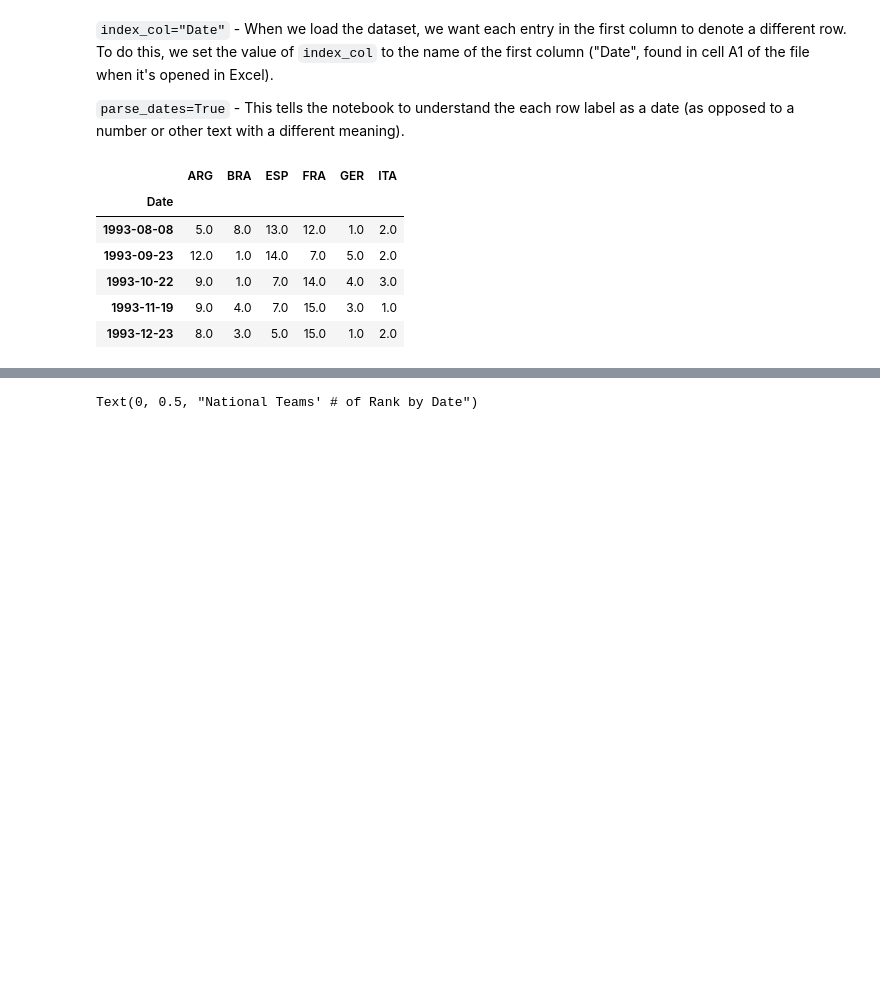
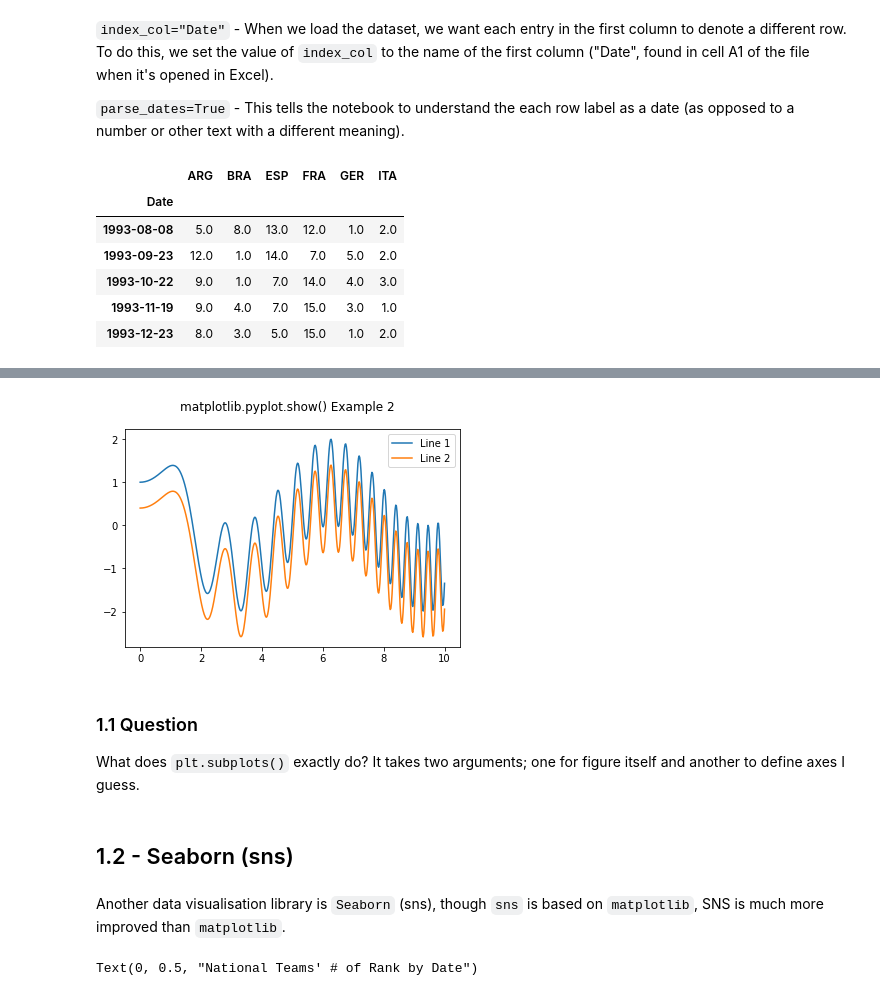
Before and after one commit to ildeniz/ML-2022-001-Data_Visualisation_Playground, a Jupyter notebook: ML-2022-002-Data_Visualisation_Playground.ipynb, the cells around one changed output, grey strips where cells are left out. Drawn from its saved outputs; the diff is of its cells as text; code cells hidden in the pictures; blank space fills up the shorter version.

```diff
--- a/ML-2022-002-Data_Visualisation_Playground.ipynb
+++ b/ML-2022-002-Data_Visualisation_Playground.ipynb
@@ -34,3 +79,31 @@ fifa.head()
+# %%
+# Implementation of matplotlib function
+import matplotlib.pyplot as plt
+import numpy as np
+
+x = np.linspace(0, 10, 500)
+y = np.sin(x**2)+np.cos(x)
+
+fig, ax = plt.subplots()
+
+ax.plot(x, y, label ='Line 1')
+
+ax.plot(x, y - 0.6, label ='Line 2')
+
+ax.legend()
+
+fig.suptitle('matplotlib.pyplot.show() Example 2')
+plt.show()
+# %% [output]
+[figure, added]
+# %% [markdown]
+### 1.1 Question
+
+What does `plt.subplots()` exactly do? It takes two arguments; one for figure itself and another to define axes I guess.
+# %% [markdown]
+## 1.2 - Seaborn (sns)
+# %% [markdown]
+Another data visualisation library is `Seaborn` (sns), though `sns` is based on `matplotlib`, SNS is much more improved than `matplotlib`.
 # %%
 # Set the width and height of the figure
 plt.figure(figsize=(16,6))
```
Also changed, not shown: parts of 74 cells of this notebook.
